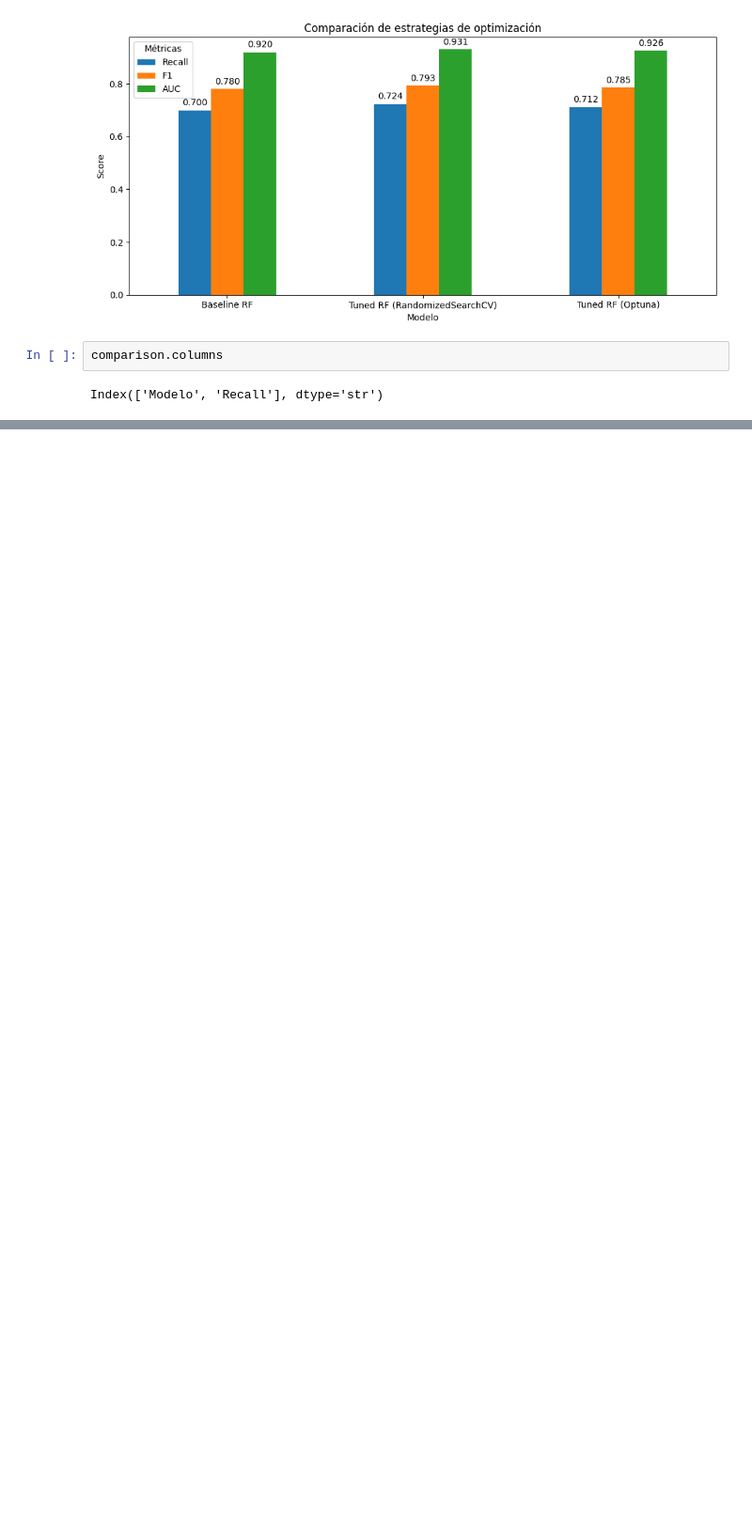
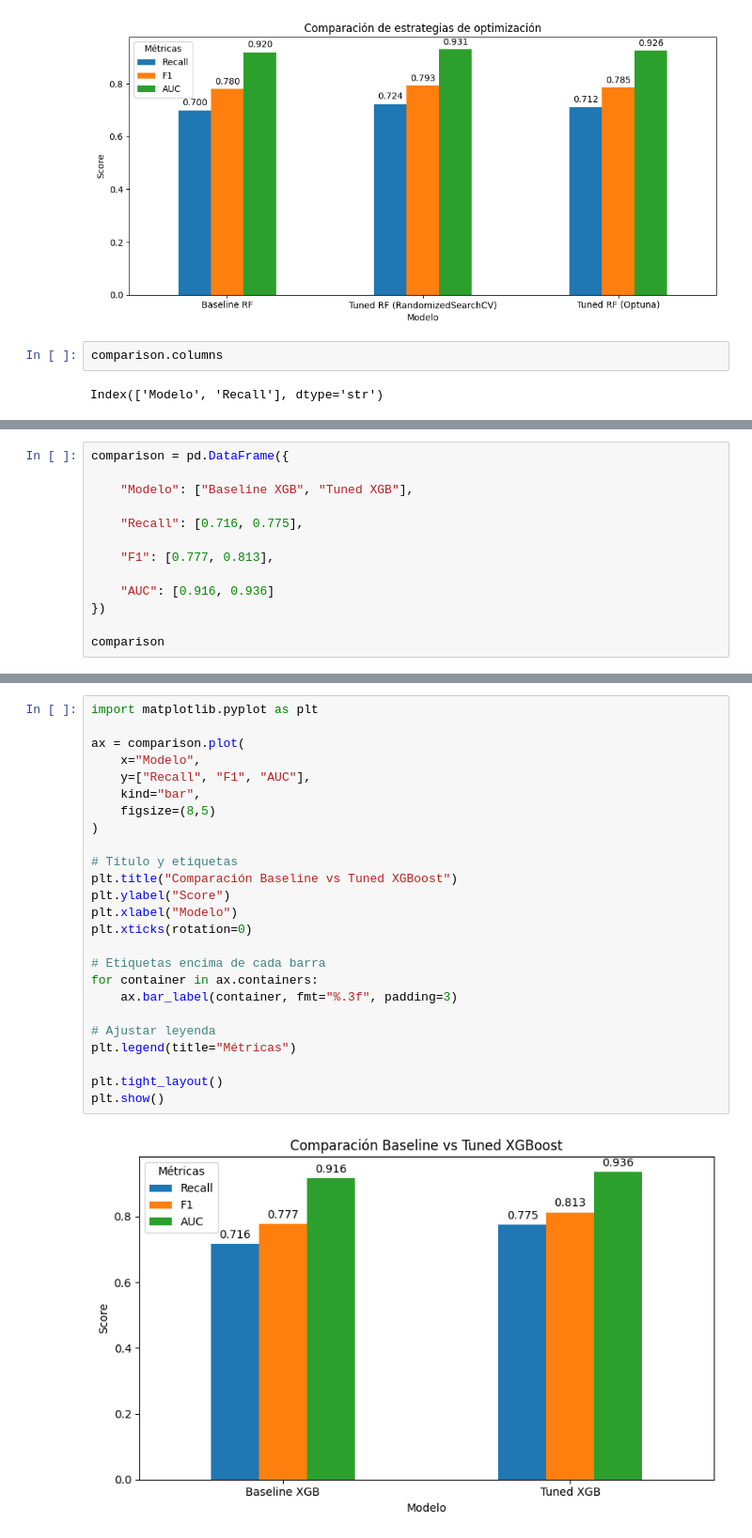
Before and after one commit to pucp-datanalytics/dp261-g2, a Jupyter notebook: notebooks/12_hyperparam_tuning.ipynb, the cells around one changed output, grey strips where cells are left out. Shown at 94% size. Saved outputs shown, nothing was run; the diff lists cells and outputs as text; blank space fills up the shorter version.

Commit message:
Tune XGBoost model and track with DVC

```diff
--- a/notebooks/12_hyperparam_tuning.ipynb
+++ b/notebooks/12_hyperparam_tuning.ipynb
@@ -671,0 +830,13 @@ Index(['Modelo', 'Recall'], dtype='str')
+# %%
+comparison = pd.DataFrame({
+
+    "Modelo": ["Baseline XGB", "Tuned XGB"],
+
+    "Recall": [0.716, 0.775],
+
+    "F1": [0.777, 0.813],
+
+    "AUC": [0.916, 0.936]
+})
+
+comparison
@@ -671,0 +847,27 @@ Index(['Modelo', 'Recall'], dtype='str')
+# %%
+import matplotlib.pyplot as plt
+
+ax = comparison.plot(
+    x="Modelo",
+    y=["Recall", "F1", "AUC"],
+    kind="bar",
+    figsize=(8,5)
+)
+
+# Título y etiquetas
+plt.title("Comparación Baseline vs Tuned XGBoost")
+plt.ylabel("Score")
+plt.xlabel("Modelo")
+plt.xticks(rotation=0)
+
+# Etiquetas encima de cada barra
+for container in ax.containers:
+    ax.bar_label(container, fmt="%.3f", padding=3)
+
+# Ajustar leyenda
+plt.legend(title="Métricas")
+
+plt.tight_layout()
+plt.show()
+# %% [output]
+[figure, added]
```
Also changed, not shown: parts of 15 cells of this notebook, 3 other files.
